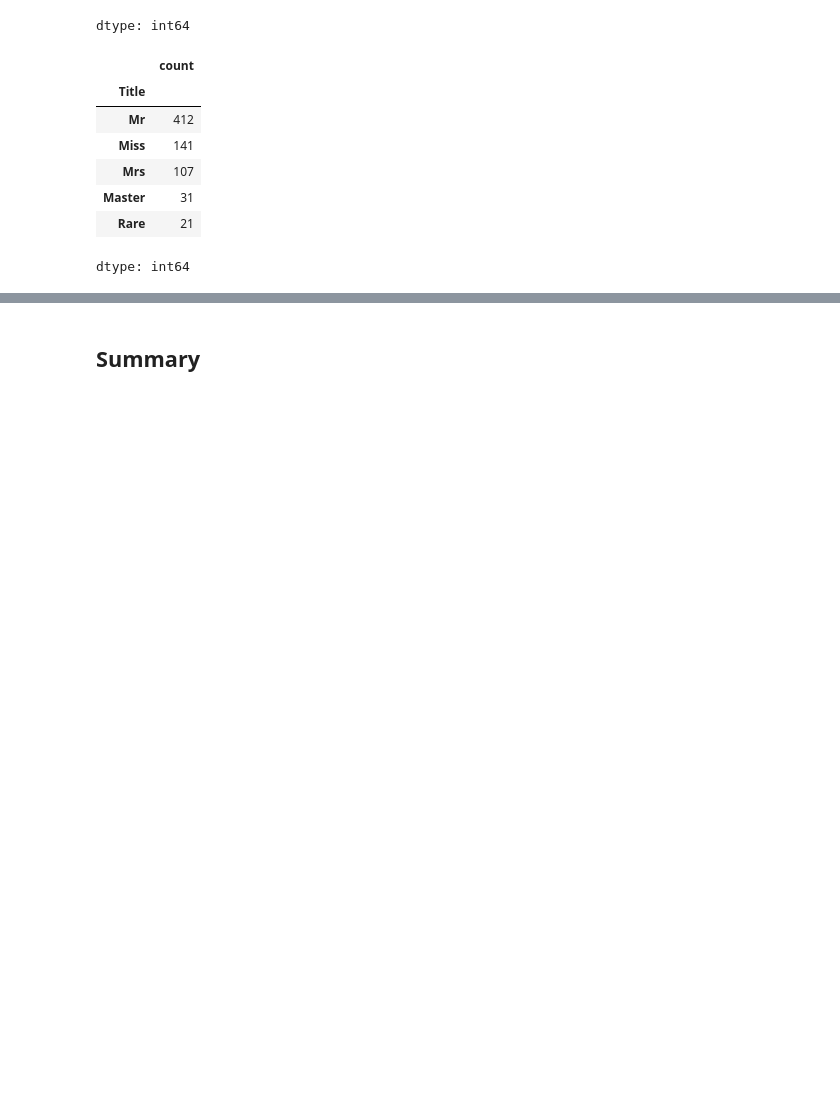
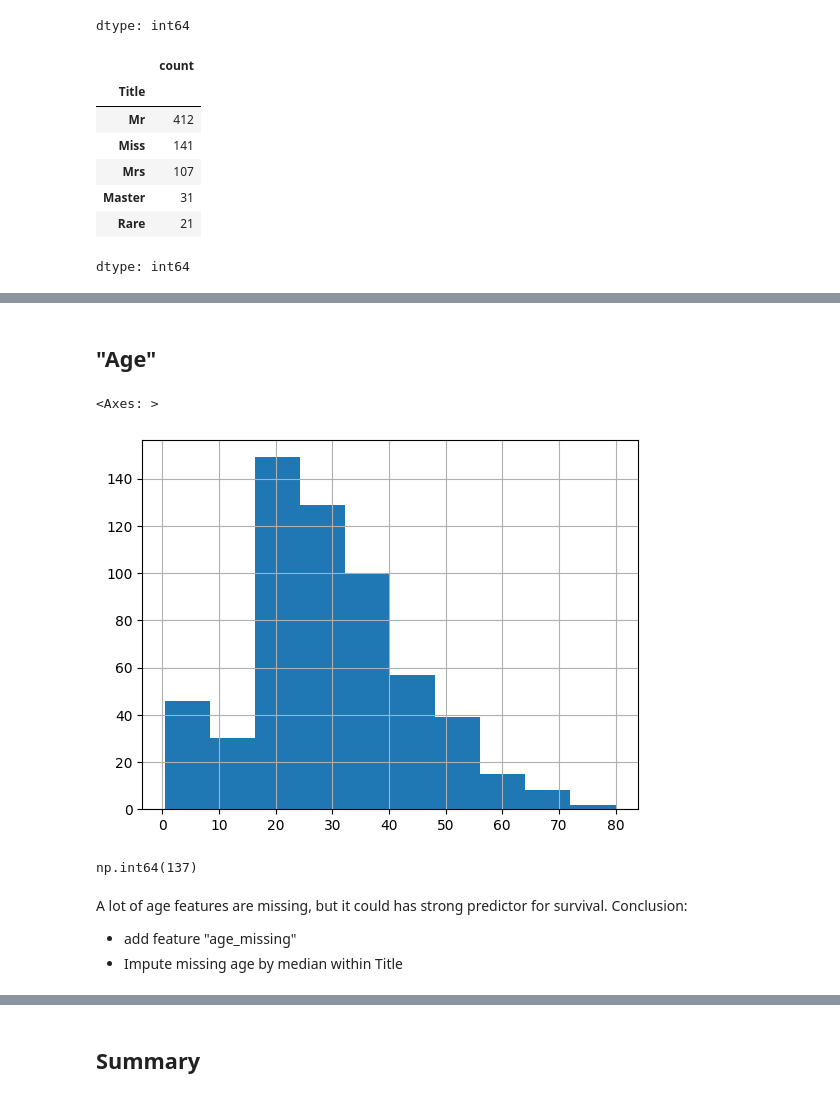
Before and after one commit to irnikesh/data-science, a Jupyter notebook: projects/titanic_survivor_predictor/Titanic_EDA.ipynb, the cells around one changed output, grey strips where cells are left out. Saved outputs shown, nothing was run; the diff lists cells and outputs as text; code cells hidden in the pictures; blank space fills up the shorter version.

```diff
--- a/projects/titanic_survivor_predictor/Titanic_EDA.ipynb
+++ b/projects/titanic_survivor_predictor/Titanic_EDA.ipynb
@@ -233,0 +272,16 @@ dtype: int64
+# %% [markdown]
+## "Age"
+# %%
+X_train["Age"].hist()
+# %% [output]
+<Axes: >
+[figure, added]
+# %%
+X_train["Age"].isnull().sum()
+# %% [output]
+np.int64(137)
+# %% [markdown]
+A lot of age features are missing, but it could has strong predictor for survival.
+Conclusion:
+- add feature "age_missing"
+- Impute missing age by median within Title
```
Also changed, not shown: parts of 27 cells of this notebook.
